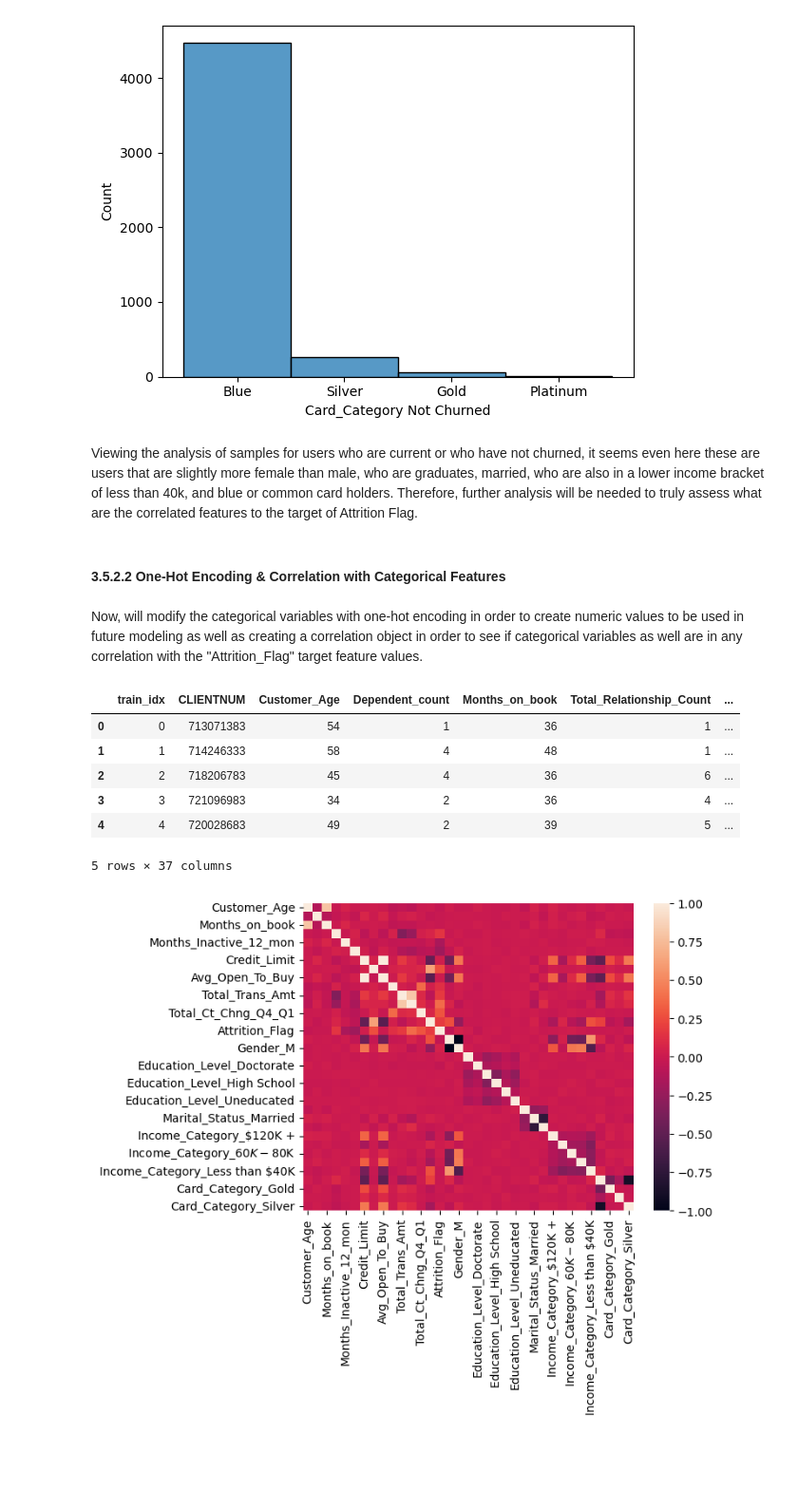
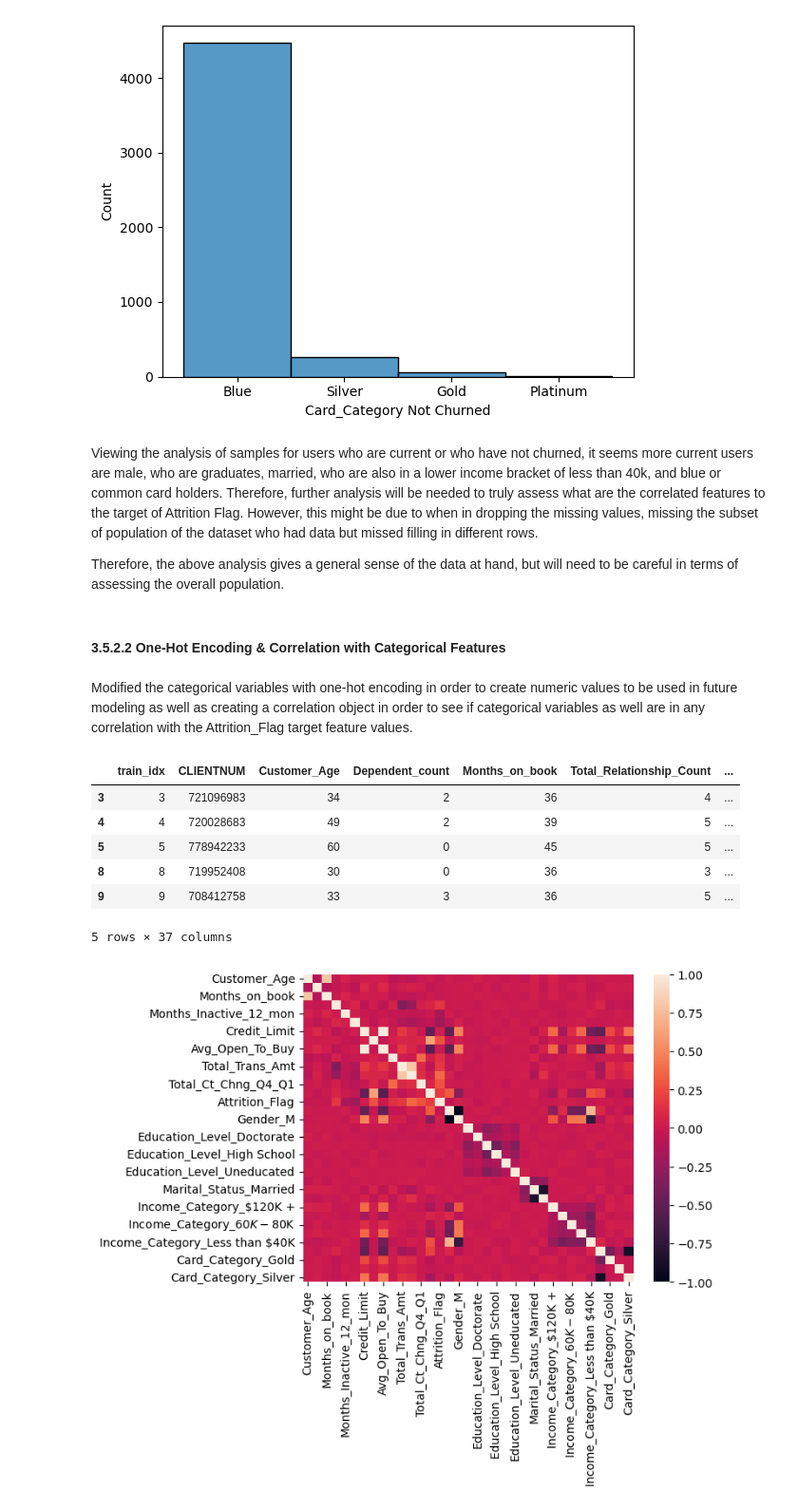
Before and after one commit to tpoozhikala/Bank-Churnrate, a Jupyter notebook: 3_EDA/03_EDA.ipynb, the cells around one changed output. Shown at 95% size. Cells and saved outputs as stored; diff of their text form; code cells hidden in the pictures; blank space fills up the shorter version.

```diff
--- a/3_EDA/03_EDA.ipynb
+++ b/3_EDA/03_EDA.ipynb
@@ -243,22 +243,24 @@ plt.show()
 # %% [output]
 [figure]
 # %% [markdown]
-Viewing the analysis of samples for users who are current or who have not churned, it seems even here these are users that are slightly more female than male, who are graduates, married, who are also in a lower income bracket of less than 40k, and blue or common card holders. Therefore, further analysis will be needed to truly assess what are the correlated features to the target of Attrition Flag.
+Viewing the analysis of samples for users who are current or who have not churned, it seems more current users are male, who are graduates, married, who are also in a lower income bracket of less than 40k, and blue or common card holders. Therefore, further analysis will be needed to truly assess what are the correlated features to the target of Attrition Flag. However, this might be due to when in dropping the missing values, missing the subset of population of the dataset who had data but missed filling in different rows.
+
+Therefore, the above analysis gives a general sense of the data at hand, but will need to be careful in terms of assessing the overall population.
 # %% [markdown]
 #### 3.5.2.2 One-Hot Encoding & Correlation with Categorical Features
 # %% [markdown]
-Now, will modify the categorical variables with one-hot encoding in order to create numeric values to be used in future modeling as well as creating a correlation object in order to see if categorical variables as well are in any correlation with the "Attrition_Flag" target feature values.
+Modified the categorical variables with one-hot encoding in order to create numeric values to be used in future modeling as well as creating a correlation object in order to see if categorical variables as well are in any correlation with the Attrition_Flag target feature values.
 # %%
 #Apply pd.get_dummies() for one-hot encoding for cateogorical feature values
-bank_clean_numeric = pd.get_dummies(bank_clean_df)
+bank_clean_numeric = pd.get_dummies(bank_clean_dropna)
 bank_clean_numeric.head()
 # %% [output]
 |  | train_idx | CLIENTNUM | Customer_Age | Dependent_count | Months_on_book | Total_Relationship_Count | ... |
-| 0 | 0 | 713071383 | 54 | 1 | 36 | 1 | ... |
-| 1 | 1 | 714246333 | 58 | 4 | 48 | 1 | ... |
-| 2 | 2 | 718206783 | 45 | 4 | 36 | 6 | ... |
 | 3 | 3 | 721096983 | 34 | 2 | 36 | 4 | ... |
 | 4 | 4 | 720028683 | 49 | 2 | 39 | 5 | ... |
+| 5 | 5 | 778942233 | 60 | 0 | 45 | 5 | ... |
+| 8 | 8 | 719952408 | 30 | 0 | 36 | 3 | ... |
+| 9 | 9 | 708412758 | 33 | 3 | 36 | 5 | ... |
 5 rows × 37 columns
 # %%
 #Further "cleaning" for the dataset to be done, in order to remove seemingly unrelated columns affecting "Attrition_Flag" column
```
Also changed, not shown: parts of 25 cells of this notebook, 1 other file.
